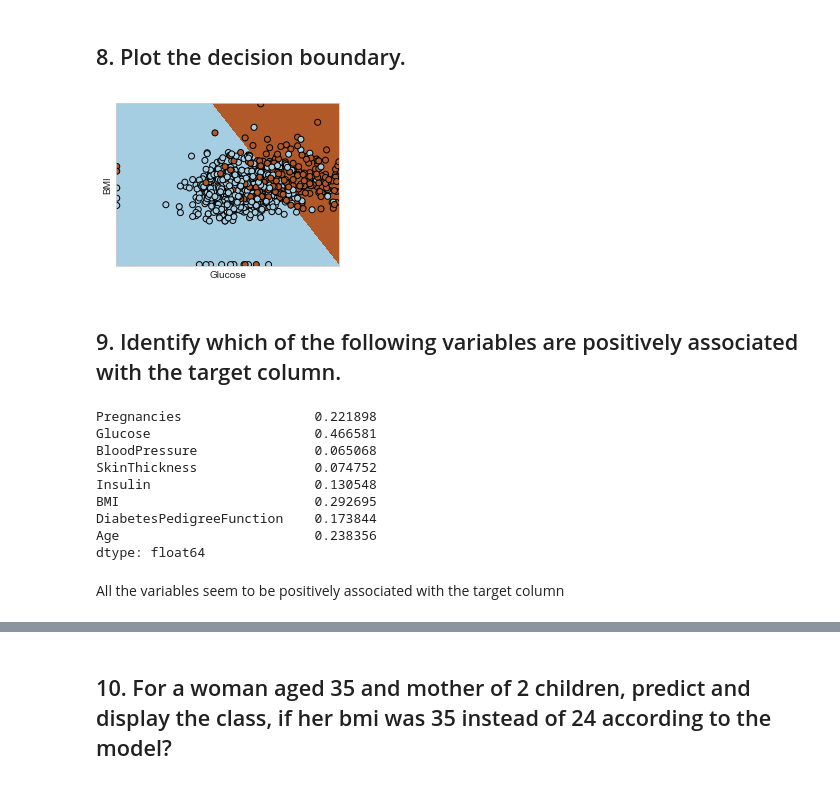
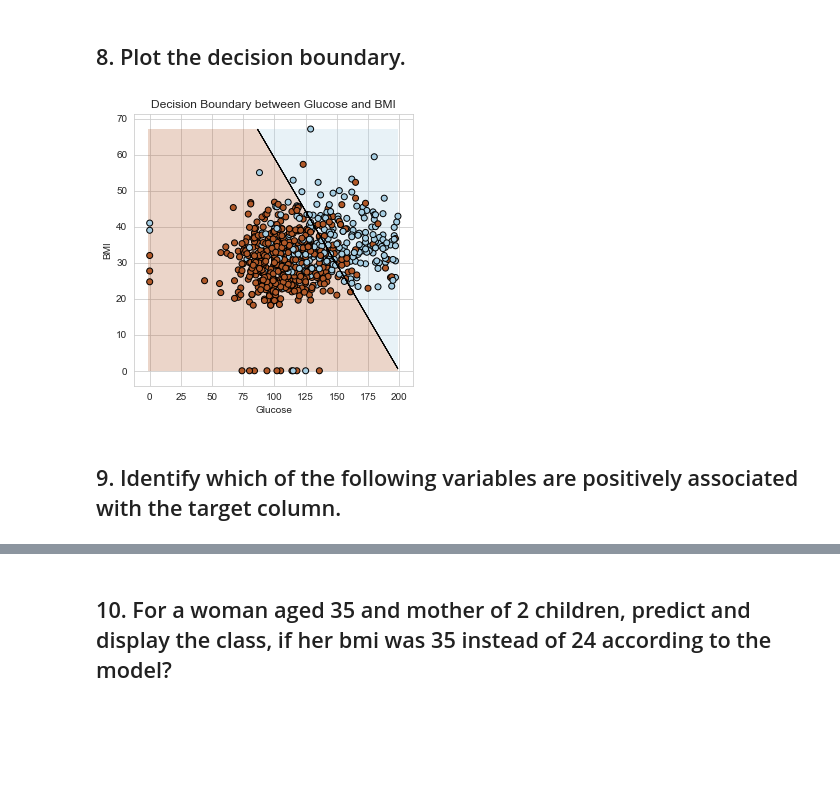
Before and after one commit to PrabhaKannan/ML_diabetes_prediction_Q2, a Jupyter notebook: diabetes_prediction.ipynb, the cells around one changed output, grey strips where cells are left out. Cells and saved outputs as stored; diff of their text form; code cells hidden in the pictures; blank space fills up the shorter version.

```diff
--- a/diabetes_prediction.ipynb
+++ b/diabetes_prediction.ipynb
@@ -211,48 +228,27 @@ plt.show()
 # %%
 X = data[['Glucose', 'BMI']]
 Y = data['Outcome']
 
 logreg = LogisticRegression()
 logreg.fit(X, Y)
 
-x_min, x_max = X['Glucose'].min() - .5, X['Glucose'].max() + .5
-y_min, y_max = X['BMI'].min() - .5, X['BMI'].max() + .5
+x_min, x_max = X['Glucose'].min()-1, X['Glucose'].max()
+y_min, y_max = X['BMI'].min(), X['BMI'].max()
 h = .02  # step size in the mesh
 xx, yy = np.meshgrid(np.arange(x_min, x_max, h), np.arange(y_min, y_max, h))
 Z = logreg.predict(np.c_[xx.ravel(), yy.ravel()])
 
 # Put the result into a color plot
 Z = Z.reshape(xx.shape)
-plt.figure(1, figsize=(4, 3))
-plt.pcolormesh(xx, yy, Z, cmap=plt.cm.Paired)
-
-# Plot also the training points
-plt.scatter(X['Glucose'], X['BMI'], c=Y, edgecolors='k', cmap=plt.cm.Paired)
+plt.figure(figsize=(5,5))
+plt.contourf(xx, yy, Z, cmap='Paired_r', alpha=0.25)
+plt.contour(xx, yy, Z, colors='k', linewidths=0.7)
+plt.scatter(X['Glucose'], X['BMI'], c=Y, cmap='Paired_r', edgecolors='k')
 plt.xlabel('Glucose')
 plt.ylabel('BMI')
-
-plt.xlim(xx.min(), xx.max())
-plt.ylim(yy.min(), yy.max())
-plt.xticks(())
-plt.yticks(())
-
+plt.title('Decision Boundary between Glucose and BMI')
 plt.show()
 # %% [output]
-[figure, old version]
+[figure, new version]
 # %% [markdown]
 ## 9. Identify which of the following variables are positively associated with the target column.
-# %%
-data.drop("Outcome", axis=1).apply(lambda x: x.corr(data.Outcome))
-#data[data.columns[0:]].corr()['Outcome'][:]
-# %% [output]
-Pregnancies                 0.221898
-Glucose                     0.466581
-BloodPressure               0.065068
-SkinThickness               0.074752
-Insulin                     0.130548
-BMI                         0.292695
-DiabetesPedigreeFunction    0.173844
-Age                         0.238356
-dtype: float64
-# %% [markdown]
-All the variables seem to be positively associated with the target column
```
Also changed, not shown: parts of 15 cells of this notebook, 1 other file.
